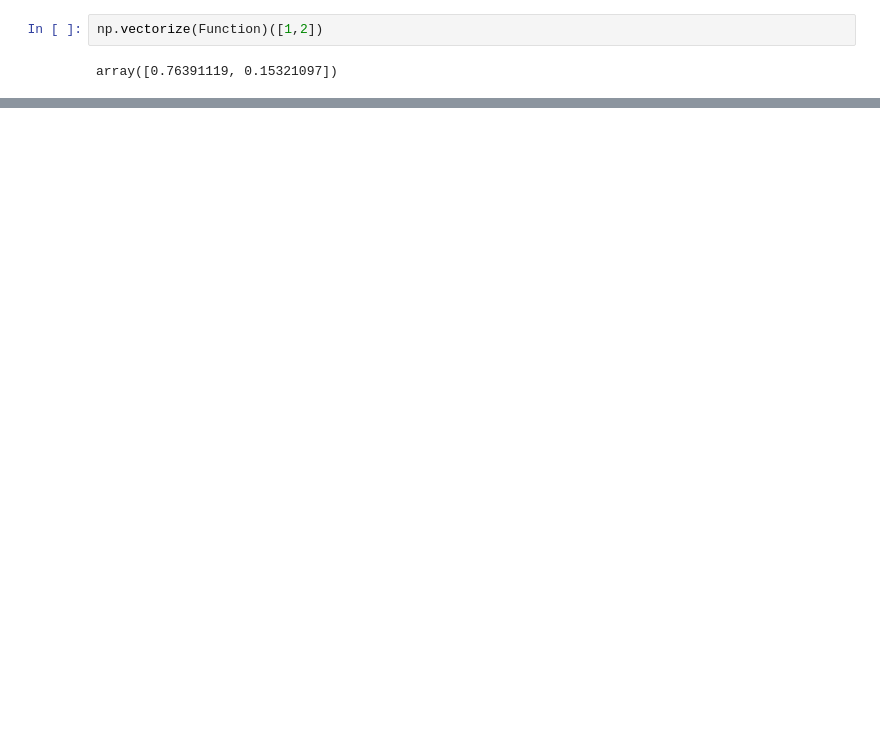
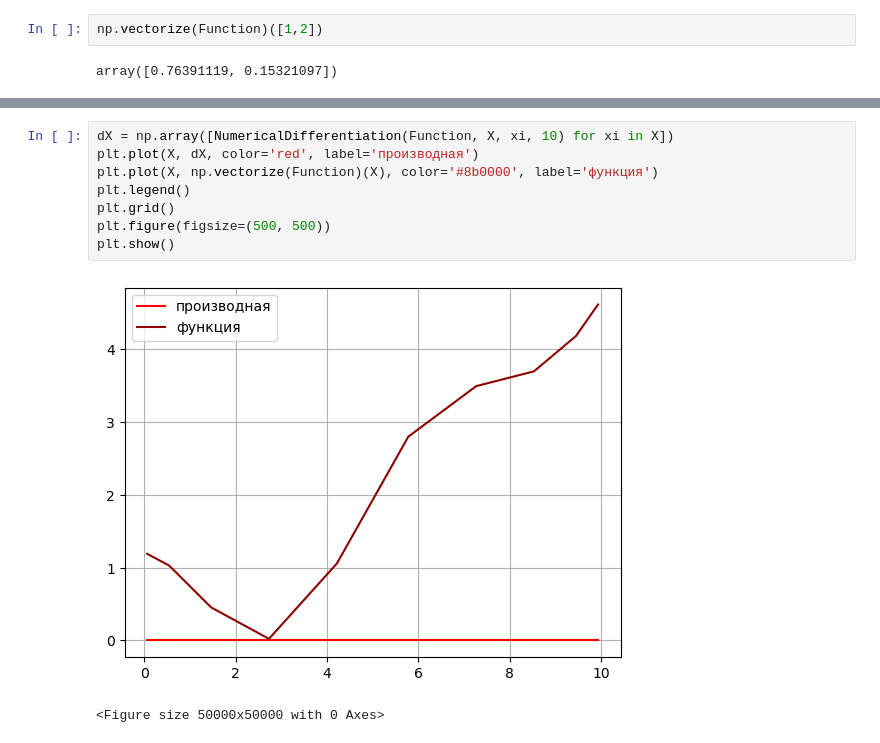
Before and after one commit to rouol/NumericalMethodsMEPHI, a Jupyter notebook: LagrangeInterpolation.ipynb, the cells around one changed output, grey strips where cells are left out. Saved outputs shown, nothing was run; the diff lists cells and outputs as text; blank space fills up the shorter version.

```diff
--- a/LagrangeInterpolation.ipynb
+++ b/LagrangeInterpolation.ipynb
@@ -171,0 +197,11 @@ plt.show()
+# %%
+dX = np.array([NumericalDifferentiation(Function, X, xi, 10) for xi in X])
+plt.plot(X, dX, color='red', label='производная')
+plt.plot(X, np.vectorize(Function)(X), color='#8b0000', label='функция')
+plt.legend()
+plt.grid()
+plt.figure(figsize=(500, 500))
+plt.show()
+# %% [output]
+[figure, added]
+<Figure size 50000x50000 with 0 Axes>
```
Also changed, not shown: parts of 7 cells of this notebook.
